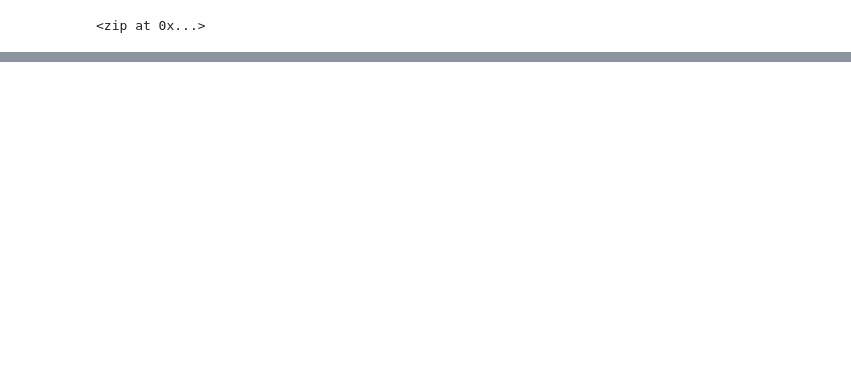
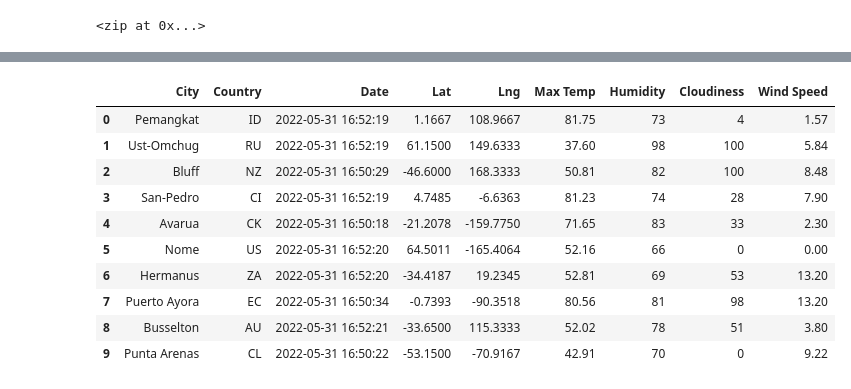
Before and after one commit to alwaysanthony/World_Weather_Analysis, a Jupyter notebook: WeatherPy.ipynb, the cells around one changed output, grey strips where cells are left out. Saved outputs shown, nothing was run; the diff lists cells and outputs as text; code cells hidden in the pictures; blank space fills up the shorter version.

```diff
--- a/WeatherPy.ipynb
+++ b/WeatherPy.ipynb
@@ -54,0 +172,17 @@ len(cities)
+# %%
+new_column_order = ["City", "Country", "Date", "Lat", "Lng",  "Max Temp", "Humidity", "Cloudiness", "Wind Speed"]
+# %%
+city_data_df=city_data_df[new_column_order]
+city_data_df.head(10)
+# %% [output]
+|  | City | Country | Date | Lat | Lng | Max Temp | Humidity | Cloudiness | Wind Speed |
+| 0 | Pemangkat | ID | 2022-05-31 16:52:19 | 1.1667 | 108.9667 | 81.75 | 73 | 4 | 1.57 |
+| 1 | Ust-Omchug | RU | 2022-05-31 16:52:19 | 61.1500 | 149.6333 | 37.60 | 98 | 100 | 5.84 |
+| 2 | Bluff | NZ | 2022-05-31 16:50:29 | -46.6000 | 168.3333 | 50.81 | 82 | 100 | 8.48 |
+| 3 | San-Pedro | CI | 2022-05-31 16:52:19 | 4.7485 | -6.6363 | 81.23 | 74 | 28 | 7.90 |
+| 4 | Avarua | CK | 2022-05-31 16:50:18 | -21.2078 | -159.7750 | 71.65 | 83 | 33 | 2.30 |
+| 5 | Nome | US | 2022-05-31 16:52:20 | 64.5011 | -165.4064 | 52.16 | 66 | 0 | 0.00 |
+| 6 | Hermanus | ZA | 2022-05-31 16:52:20 | -34.4187 | 19.2345 | 52.81 | 69 | 53 | 13.20 |
+| 7 | Puerto Ayora | EC | 2022-05-31 16:50:34 | -0.7393 | -90.3518 | 80.56 | 81 | 98 | 13.20 |
+| 8 | Busselton | AU | 2022-05-31 16:52:21 | -33.6500 | 115.3333 | 52.02 | 78 | 51 | 3.80 |
+| 9 | Punta Arenas | CL | 2022-05-31 16:50:22 | -53.1500 | -70.9167 | 42.91 | 70 | 0 | 9.22 |
```
Also changed, not shown: parts of 8 cells of this notebook, 3 other files.
